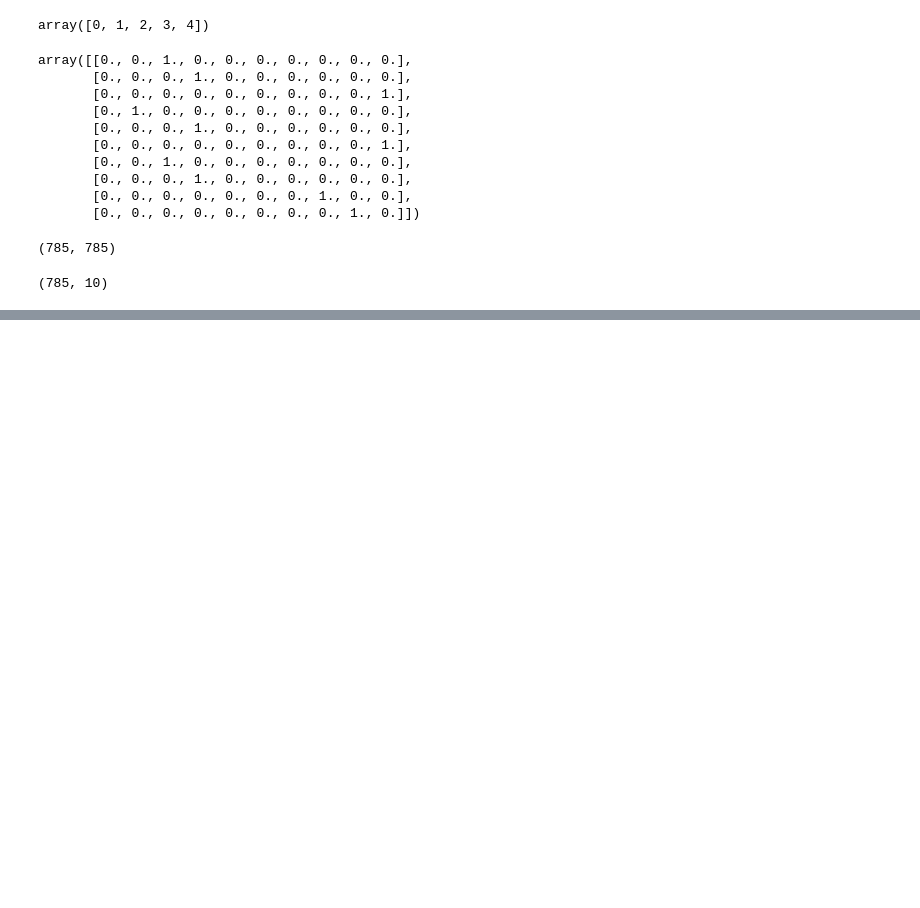
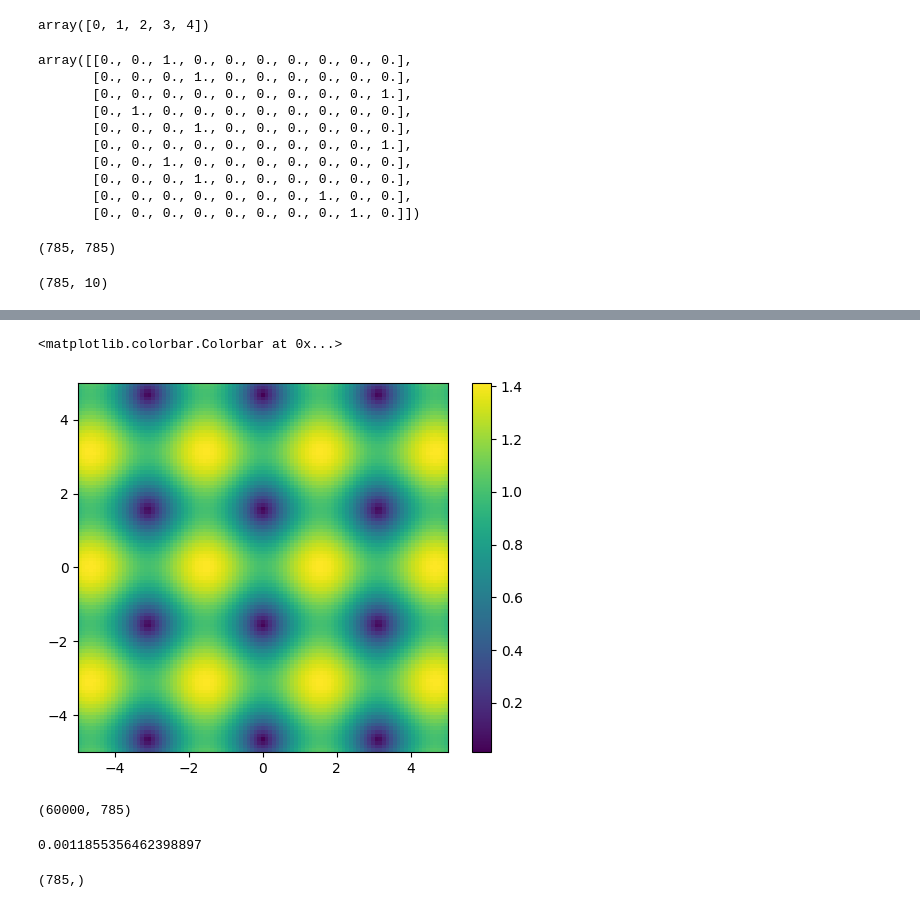
Before and after one commit to KAUST-Academy/python-for-data-analysis, a Jupyter notebook: notebooks/day_3_notebook.ipynb, the cells around one changed output, grey strips where cells are left out. Saved outputs shown, nothing was run; the diff lists cells and outputs as text; code cells hidden in the pictures; blank space fills up the shorter version.

```diff
--- a/notebooks/day_3_notebook.ipynb
+++ b/notebooks/day_3_notebook.ipynb
@@ -724,0 +807,5 @@ result2.shape
+# %%
+step = 0.1
+grid = np.arange(-5, 5 + step, step)
+# %%
+xs, ys = np.meshgrid(grid, grid)
@@ -724,0 +825,2 @@ result2.shape
+# %%
+zs = np.sqrt(np.sin(xs)**2 + np.cos(ys)**2)
@@ -724,0 +829,14 @@ result2.shape
+# %%
+plt.imshow(zs, extent=[-5, 5, -5, 5])
+plt.colorbar()
+# %% [output]
+<matplotlib.colorbar.Colorbar at 0x...>
+[figure, added]
+# %%
+X.shape
+# %% [output]
+(60000, 785)
+# %%
+X.mean()
+# %% [output]
+0.0011855356462398897
@@ -724,0 +845,4 @@ result2.shape
+# %%
+col_means.shape
+# %% [output]
+(785,)
```
Also changed, not shown: parts of 24 cells of this notebook.
